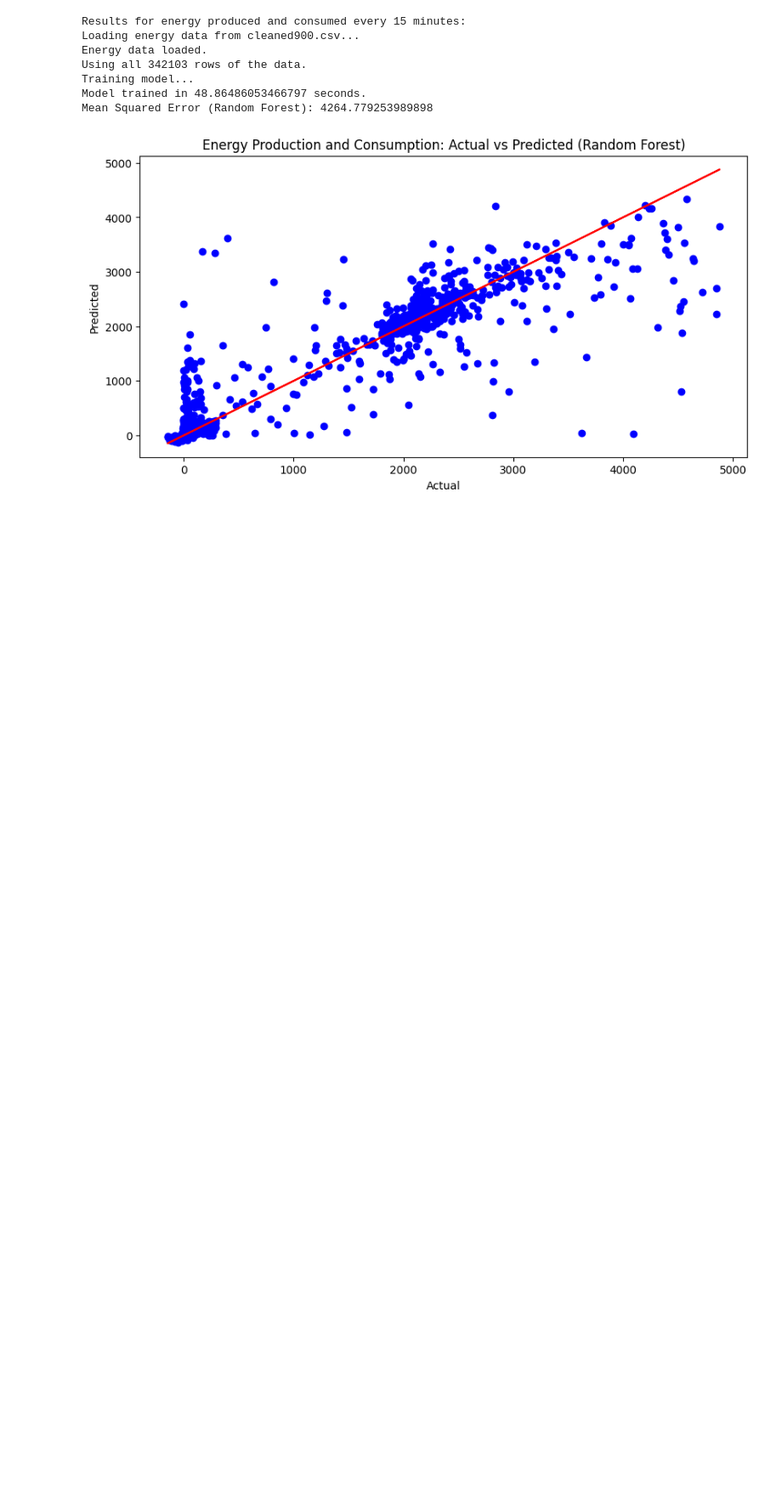
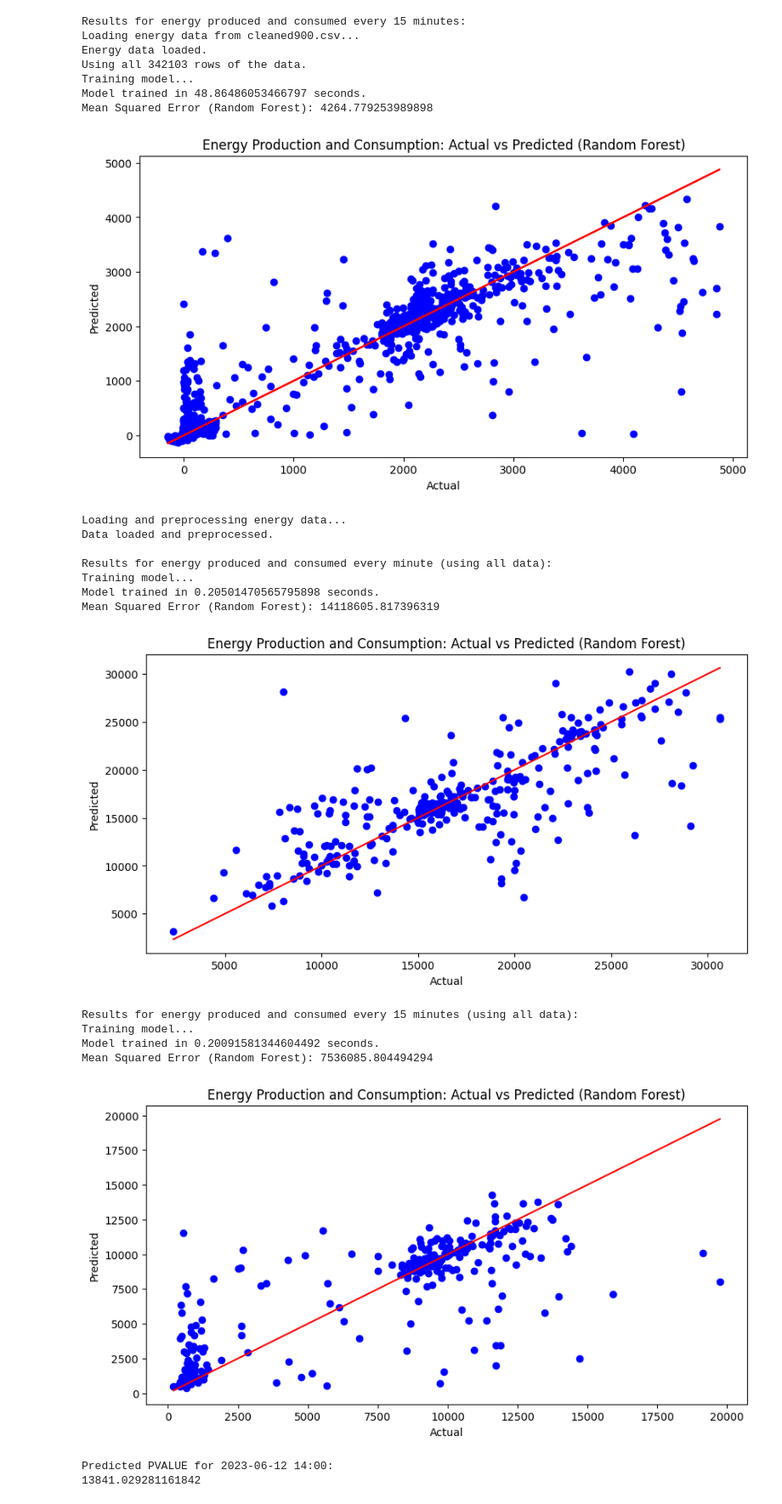
Before and after one commit to neuwelt/energy_analytics, a Jupyter notebook: Topic 3.ipynb, the cells around one changed output. Shown at 85% size. Saved outputs shown, nothing was run; the diff lists cells and outputs as text; code cells hidden in the pictures; blank space fills up the shorter version.

Commit message:
Trying out all data every minute

```diff
--- a/Topic 3.ipynb
+++ b/Topic 3.ipynb
@@ -383,3 +383,81 @@ Training model...
 Model trained in 48.86486053466797 seconds.
 Mean Squared Error (Random Forest): 4264.779253989898
 [figure]
+# %%
+import pandas as pd
+from sklearn.model_selection import train_test_split
+from sklearn.ensemble import RandomForestRegressor
+from sklearn.metrics import mean_squared_error
+import matplotlib.pyplot as plt
+import time
+
+def preprocess_data(data, is_energy_data=False):
+    if is_energy_data:
+        if 'VALUEDATE' in data.columns:
+            data['VALUEDATE'] = pd.to_datetime(data['VALUEDATE'])
+            data['Year'] = data['VALUEDATE'].dt.year
+            data['Month'] = data['VALUEDATE'].dt.month
+            data['Day'] = data['VALUEDATE'].dt.day
+            data['Hour'] = data['VALUEDATE'].dt.hour
+            data['Minute'] = data['VALUEDATE'].dt.minute
+            data.drop(columns=['VALUEDATE'], inplace=True)
+    return data
+
+def train_and_evaluate(energy_data_file):
+    try:
+        # Load the energy data
+        print(f"Loading energy data from {energy_data_file}...")
+        energy_data = pd.read_csv(energy_data_file)
+        energy_data = preprocess_data(energy_data, is_energy_data=True)
+        print("Energy data loaded and preprocessed.")
+
+        # Features for prediction
+        features = ['MESS_ID', 'Year', 'Month', 'Day', 'Hour', 'Minute']
+        X = energy_data[features]
+        y = energy_data['PVALUE']
+
+        # Training and evaluation using Random Forest
+        X_train, X_test, y_train, y_test = train_test_split(X, y, test_size=0.2, random_state=42)
+
+        model_rf = RandomForestRegressor(n_estimators=100, random_state=42)
+        print("Training model...")
+        start_time = time.time()
+        model_rf.fit(X_train, y_train)
+        print(f"Model trained in {time.time() - start_time} seconds.")
+        y_pred_rf = model_rf.predict(X_test)
+        mse_rf = mean_squared_error(y_test, y_pred_rf)
+        print("Mean Squared Error (Random Forest):", mse_rf)
+
+        # Plotting results
+        plt.figure(figsize=(10, 5))
+        plt.scatter(y_test, y_pred_rf, color='blue')
+        plt.plot(y_test, y_test, color='red')  # Diagonal line for reference
+        plt.title('Energy Production and Consumption: Actual vs Predicted (Random Forest)')
+        plt.xlabel('Actual')
+        plt.ylabel('Predicted')
+        plt.show()
+
+    except Exception as e:
+        print("An error occurred:", e)
+
+# File path for the dataset
+energy_data_minute = 'cleaned60.csv'
+
+print("\nResults for energy produced and consumed every minute (using all data):")
+train_and_evaluate(energy_data_minute)
+# %% [output]
+Loading and preprocessing energy data...
+Data loaded and preprocessed.
+
+Results for energy produced and consumed every minute (using all data):
+Training model...
+Model trained in 0.20501470565795898 seconds.
+Mean Squared Error (Random Forest): 14118605.817396319
+[figure, added]
+Results for energy produced and consumed every 15 minutes (using all data):
+Training model...
+Model trained in 0.20091581344604492 seconds.
+Mean Squared Error (Random Forest): 7536085.804494294
+[figure, added]
+Predicted PVALUE for 2023-06-12 14:00:
+13841.029281161842
```
